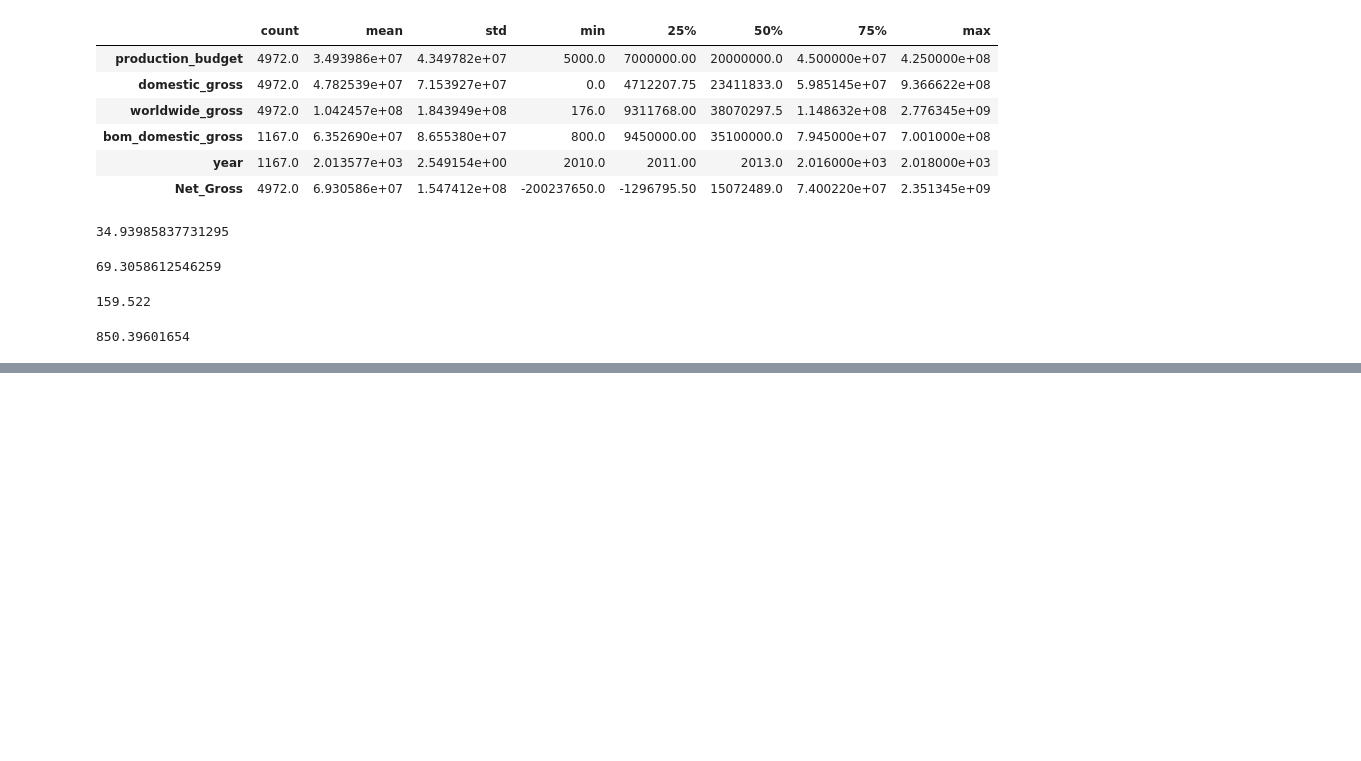
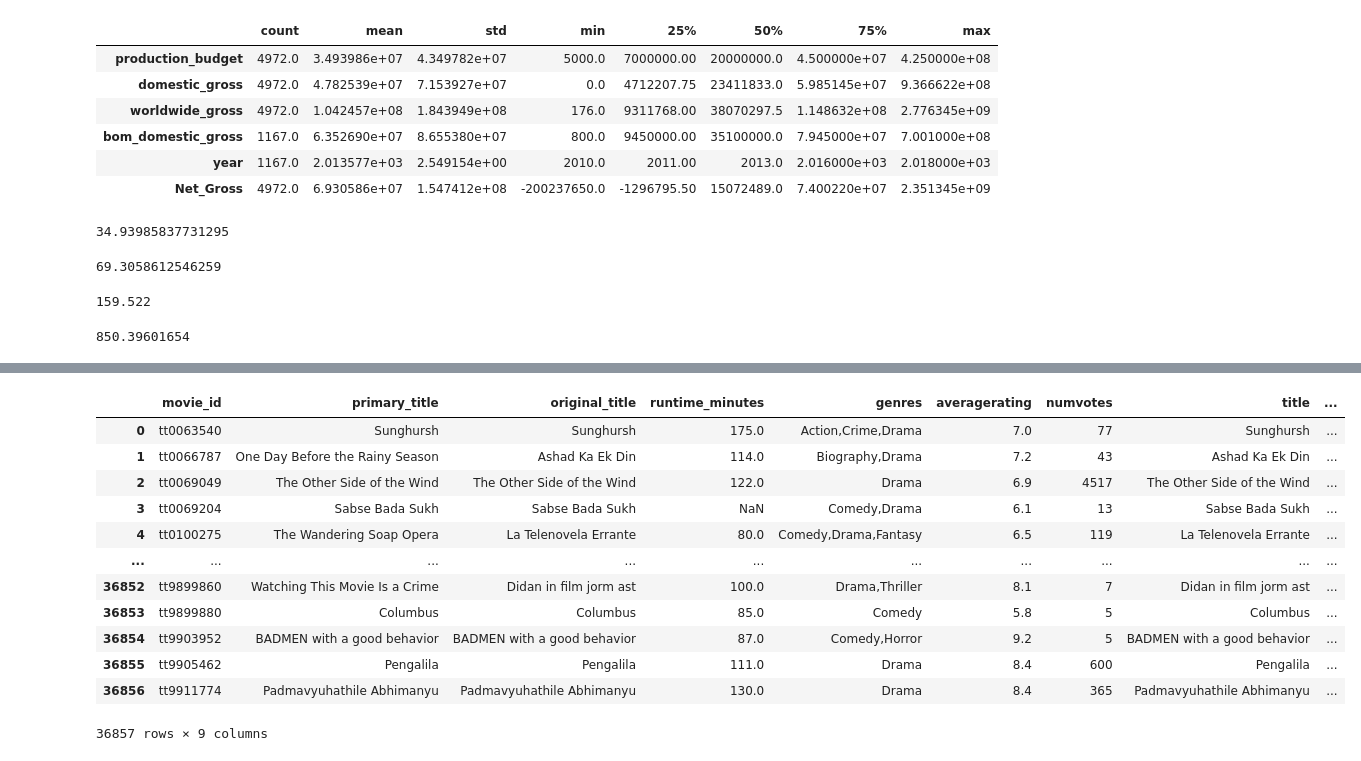
Before and after one commit to ldwilker10/dsc-phase-1-project-v2-4, a Jupyter notebook: Rough_Draft_Phase1_Project .ipynb, the cells around one changed output, grey strips where cells are left out. Drawn from its saved outputs; the diff is of its cells as text; code cells hidden in the pictures; blank space fills up the shorter version.

```diff
--- a/Rough_Draft_Phase1_Project .ipynb
+++ b/Rough_Draft_Phase1_Project .ipynb
@@ -368,0 +464,42 @@ When it comes average production budget vs average net gross, the average produc
+# %%
+#will need movie_id, primary_title, original_title, runtime_minutes, genres, averagerating, numvotes,
+#title, is_original_title
+conn = sqlite3.connect("im.db")
+cur = conn.cursor()
+imdb_movies = pd.read_sql(
+    """
+SELECT b.movie_id,
+       b.primary_title,
+       b.original_title,
+       b.runtime_minutes,
+       b.genres,
+       r.averagerating,
+       r.numvotes,
+       a.title,
+       a.is_original_title
+FROM movie_basics as b
+JOIN movie_ratings as r
+    USING (movie_id)
+JOIN movie_akas as a
+    USING (movie_id)
+WHERE is_original_title is 1.0
+GROUP BY movie_id
+
+""",
+    conn,
+)
+imdb_movies
+# %% [output]
+|  | movie_id | primary_title | original_title | runtime_minutes | genres | averagerating | numvotes | title | ... |
+| 0 | tt0063540 | Sunghursh | Sunghursh | 175.0 | Action,Crime,Drama | 7.0 | 77 | Sunghursh | ... |
+| 1 | tt0066787 | One Day Before the Rainy Season | Ashad Ka Ek Din | 114.0 | Biography,Drama | 7.2 | 43 | Ashad Ka Ek Din | ... |
+| 2 | tt0069049 | The Other Side of the Wind | The Other Side of the Wind | 122.0 | Drama | 6.9 | 4517 | The Other Side of the Wind | ... |
+| 3 | tt0069204 | Sabse Bada Sukh | Sabse Bada Sukh | NaN | Comedy,Drama | 6.1 | 13 | Sabse Bada Sukh | ... |
+| 4 | tt0100275 | The Wandering Soap Opera | La Telenovela Errante | 80.0 | Comedy,Drama,Fantasy | 6.5 | 119 | La Telenovela Errante | ... |
+| ... | ... | ... | ... | ... | ... | ... | ... | ... | ... |
+| 36852 | tt9899860 | Watching This Movie Is a Crime | Didan in film jorm ast | 100.0 | Drama,Thriller | 8.1 | 7 | Didan in film jorm ast | ... |
+| 36853 | tt9899880 | Columbus | Columbus | 85.0 | Comedy | 5.8 | 5 | Columbus | ... |
+| 36854 | tt9903952 | BADMEN with a good behavior | BADMEN with a good behavior | 87.0 | Comedy,Horror | 9.2 | 5 | BADMEN with a good behavior | ... |
+| 36855 | tt9905462 | Pengalila | Pengalila | 111.0 | Drama | 8.4 | 600 | Pengalila | ... |
+| 36856 | tt9911774 | Padmavyuhathile Abhimanyu | Padmavyuhathile Abhimanyu | 130.0 | Drama | 8.4 | 365 | Padmavyuhathile Abhimanyu | ... |
+36857 rows × 9 columns
```
Also changed, not shown: parts of 19 cells of this notebook, 1 other file.
